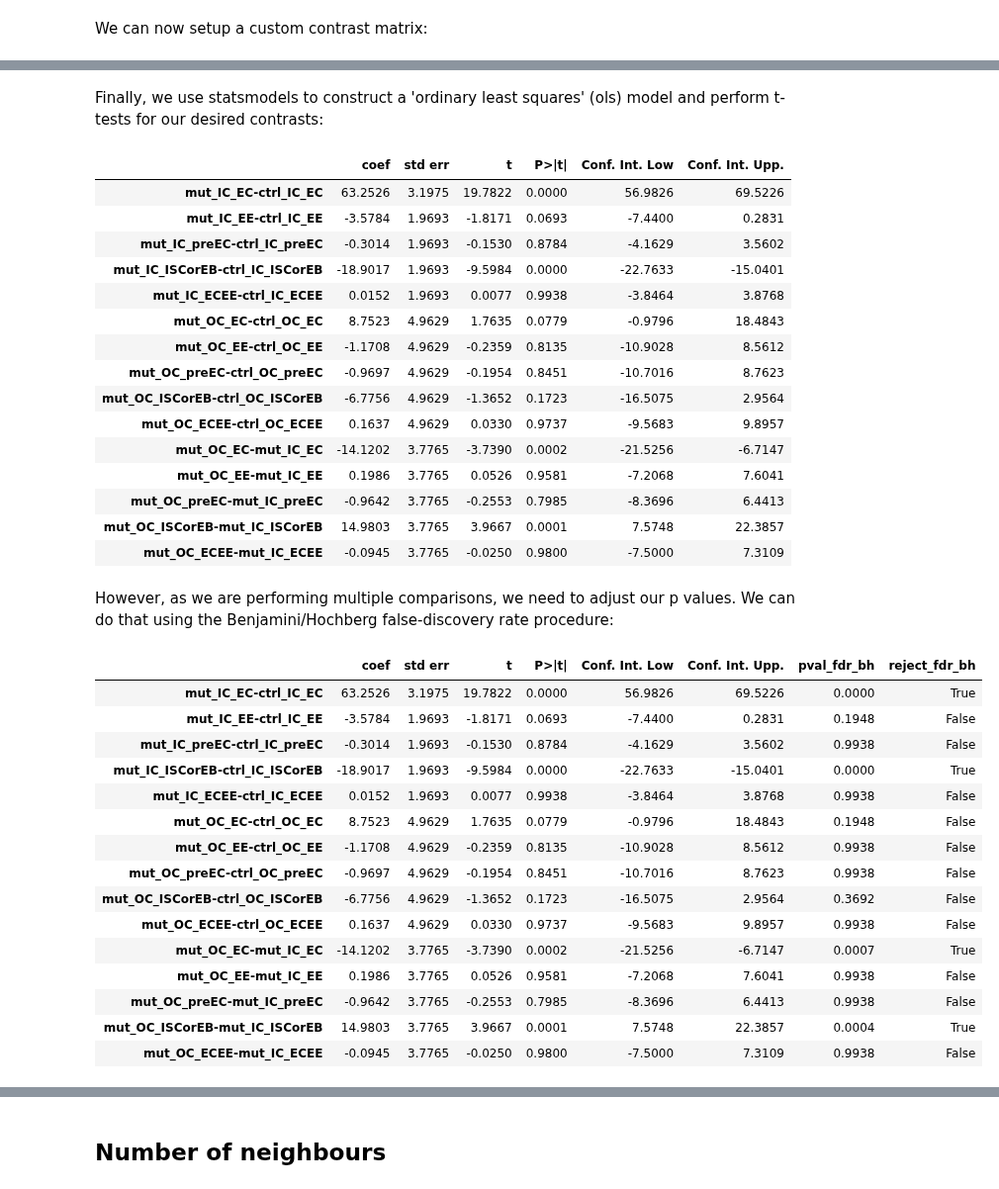
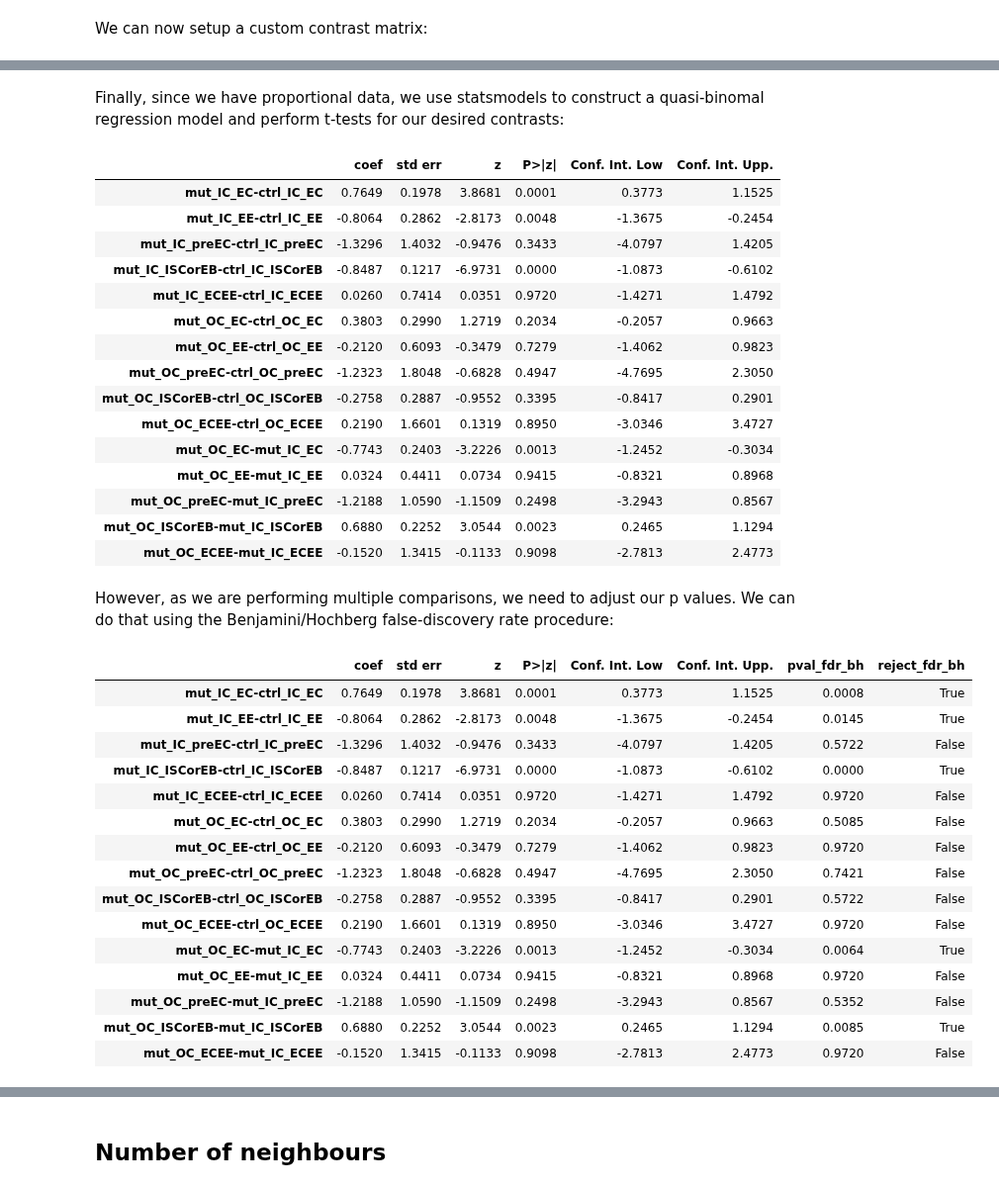
Before and after one commit to morriso1/clonedetective, a Jupyter notebook: 04_Tutorial_Downstream_Analysis_Python.ipynb, the cells around one changed output, grey strips where cells are left out. Shown at 99% size. Saved outputs shown, nothing was run; the diff lists cells and outputs as text; code cells hidden in the pictures.

Commit message:
updated walkthrough to include quasibinomial regression

```diff
--- a/04_Tutorial_Downstream_Analysis_Python.ipynb
+++ b/04_Tutorial_Downstream_Analysis_Python.ipynb
@@ -314,60 +314,60 @@ matrix
 | mut_OC_ISCorEB-mut_IC_ISCorEB | 0 | 0 | 0 | 0 | 0 | 0 | 0 | ... |
 | mut_OC_ECEE-mut_IC_ECEE | 0 | 0 | 0 | 0 | 0 | 0 | 0 | ... |
 # %% [markdown]
-Finally, we use statsmodels to construct a 'ordinary least squares' (ols) model and perform t-tests for our desired contrasts:
+Finally, since we have proportional data, we use statsmodels to construct a quasi-binomal regression model and perform t-tests for our desired contrasts:
+# %%
+tidy_percentage_df['pro_cell_num'] = tidy_percentage_df['perc_cell_num'] / 100
 # %%
-from statsmodels.formula.api import ols
+glm_quasi = glm("pro_cell_num ~ comp_g_cs_ct", data=tidy_percentage_df, family=sm.families.Binomial()).fit(scale='X2')
 
-lm = ols("perc_cell_num ~ comp_g_cs_ct", data=tidy_percentage_df).fit()
-
-t_test_df = lm.t_test(matrix).summary_frame()
+t_test_df = glm_quasi.t_test(matrix).summary_frame()
 t_test_df.index = matrix.index
 t_test_df.round(4)  # round for easier reading
 # %% [output]
-|  | coef | std err | t | P>|t| | Conf. Int. Low | Conf. Int. Upp. |
-| mut_IC_EC-ctrl_IC_EC | 63.2526 | 3.1975 | 19.7822 | 0.0000 | 56.9826 | 69.5226 |
-| mut_IC_EE-ctrl_IC_EE | -3.5784 | 1.9693 | -1.8171 | 0.0693 | -7.4400 | 0.2831 |
-| mut_IC_preEC-ctrl_IC_preEC | -0.3014 | 1.9693 | -0.1530 | 0.8784 | -4.1629 | 3.5602 |
-| mut_IC_ISCorEB-ctrl_IC_ISCorEB | -18.9017 | 1.9693 | -9.5984 | 0.0000 | -22.7633 | -15.0401 |
-| mut_IC_ECEE-ctrl_IC_ECEE | 0.0152 | 1.9693 | 0.0077 | 0.9938 | -3.8464 | 3.8768 |
-| mut_OC_EC-ctrl_OC_EC | 8.7523 | 4.9629 | 1.7635 | 0.0779 | -0.9796 | 18.4843 |
-| mut_OC_EE-ctrl_OC_EE | -1.1708 | 4.9629 | -0.2359 | 0.8135 | -10.9028 | 8.5612 |
-| mut_OC_preEC-ctrl_OC_preEC | -0.9697 | 4.9629 | -0.1954 | 0.8451 | -10.7016 | 8.7623 |
-| mut_OC_ISCorEB-ctrl_OC_ISCorEB | -6.7756 | 4.9629 | -1.3652 | 0.1723 | -16.5075 | 2.9564 |
-| mut_OC_ECEE-ctrl_OC_ECEE | 0.1637 | 4.9629 | 0.0330 | 0.9737 | -9.5683 | 9.8957 |
-| mut_OC_EC-mut_IC_EC | -14.1202 | 3.7765 | -3.7390 | 0.0002 | -21.5256 | -6.7147 |
-| mut_OC_EE-mut_IC_EE | 0.1986 | 3.7765 | 0.0526 | 0.9581 | -7.2068 | 7.6041 |
-| mut_OC_preEC-mut_IC_preEC | -0.9642 | 3.7765 | -0.2553 | 0.7985 | -8.3696 | 6.4413 |
-| mut_OC_ISCorEB-mut_IC_ISCorEB | 14.9803 | 3.7765 | 3.9667 | 0.0001 | 7.5748 | 22.3857 |
-| mut_OC_ECEE-mut_IC_ECEE | -0.0945 | 3.7765 | -0.0250 | 0.9800 | -7.5000 | 7.3109 |
+|  | coef | std err | z | P>|z| | Conf. Int. Low | Conf. Int. Upp. |
+| mut_IC_EC-ctrl_IC_EC | 0.7649 | 0.1978 | 3.8681 | 0.0001 | 0.3773 | 1.1525 |
+| mut_IC_EE-ctrl_IC_EE | -0.8064 | 0.2862 | -2.8173 | 0.0048 | -1.3675 | -0.2454 |
+| mut_IC_preEC-ctrl_IC_preEC | -1.3296 | 1.4032 | -0.9476 | 0.3433 | -4.0797 | 1.4205 |
+| mut_IC_ISCorEB-ctrl_IC_ISCorEB | -0.8487 | 0.1217 | -6.9731 | 0.0000 | -1.0873 | -0.6102 |
+| mut_IC_ECEE-ctrl_IC_ECEE | 0.0260 | 0.7414 | 0.0351 | 0.9720 | -1.4271 | 1.4792 |
+| mut_OC_EC-ctrl_OC_EC | 0.3803 | 0.2990 | 1.2719 | 0.2034 | -0.2057 | 0.9663 |
+| mut_OC_EE-ctrl_OC_EE | -0.2120 | 0.6093 | -0.3479 | 0.7279 | -1.4062 | 0.9823 |
+| mut_OC_preEC-ctrl_OC_preEC | -1.2323 | 1.8048 | -0.6828 | 0.4947 | -4.7695 | 2.3050 |
+| mut_OC_ISCorEB-ctrl_OC_ISCorEB | -0.2758 | 0.2887 | -0.9552 | 0.3395 | -0.8417 | 0.2901 |
+| mut_OC_ECEE-ctrl_OC_ECEE | 0.2190 | 1.6601 | 0.1319 | 0.8950 | -3.0346 | 3.4727 |
+| mut_OC_EC-mut_IC_EC | -0.7743 | 0.2403 | -3.2226 | 0.0013 | -1.2452 | -0.3034 |
+| mut_OC_EE-mut_IC_EE | 0.0324 | 0.4411 | 0.0734 | 0.9415 | -0.8321 | 0.8968 |
+| mut_OC_preEC-mut_IC_preEC | -1.2188 | 1.0590 | -1.1509 | 0.2498 | -3.2943 | 0.8567 |
+| mut_OC_ISCorEB-mut_IC_ISCorEB | 0.6880 | 0.2252 | 3.0544 | 0.0023 | 0.2465 | 1.1294 |
+| mut_OC_ECEE-mut_IC_ECEE | -0.1520 | 1.3415 | -0.1133 | 0.9098 | -2.7813 | 2.4773 |
 # %% [markdown]
 However, as we are performing multiple comparisons, we need to adjust our p values. We can do that using the Benjamini/Hochberg false-discovery rate procedure:
 # %%
 from statsmodels.stats.multitest import fdrcorrection
 
-fdr_results = fdrcorrection(t_test_df["P>|t|"])
+fdr_results = fdrcorrection(t_test_df["P>|z|"])
 
 t_test_df["pval_fdr_bh"] = fdr_results[1]
 t_test_df["reject_fdr_bh"] = fdr_results[0]
 
 t_test_df.round(4)  # round for easier reading
 # %% [output]
-|  | coef | std err | t | P>|t| | Conf. Int. Low | Conf. Int. Upp. | pval_fdr_bh | reject_fdr_bh |
-| mut_IC_EC-ctrl_IC_EC | 63.2526 | 3.1975 | 19.7822 | 0.0000 | 56.9826 | 69.5226 | 0.0000 | True |
-| mut_IC_EE-ctrl_IC_EE | -3.5784 | 1.9693 | -1.8171 | 0.0693 | -7.4400 | 0.2831 | 0.1948 | False |
-| mut_IC_preEC-ctrl_IC_preEC | -0.3014 | 1.9693 | -0.1530 | 0.8784 | -4.1629 | 3.5602 | 0.9938 | False |
-| mut_IC_ISCorEB-ctrl_IC_ISCorEB | -18.9017 | 1.9693 | -9.5984 | 0.0000 | -22.7633 | -15.0401 | 0.0000 | True |
-| mut_IC_ECEE-ctrl_IC_ECEE | 0.0152 | 1.9693 | 0.0077 | 0.9938 | -3.8464 | 3.8768 | 0.9938 | False |
-| mut_OC_EC-ctrl_OC_EC | 8.7523 | 4.9629 | 1.7635 | 0.0779 | -0.9796 | 18.4843 | 0.1948 | False |
-| mut_OC_EE-ctrl_OC_EE | -1.1708 | 4.9629 | -0.2359 | 0.8135 | -10.9028 | 8.5612 | 0.9938 | False |
-| mut_OC_preEC-ctrl_OC_preEC | -0.9697 | 4.9629 | -0.1954 | 0.8451 | -10.7016 | 8.7623 | 0.9938 | False |
-| mut_OC_ISCorEB-ctrl_OC_ISCorEB | -6.7756 | 4.9629 | -1.3652 | 0.1723 | -16.5075 | 2.9564 | 0.3692 | False |
-| mut_OC_ECEE-ctrl_OC_ECEE | 0.1637 | 4.9629 | 0.0330 | 0.9737 | -9.5683 | 9.8957 | 0.9938 | False |
-| mut_OC_EC-mut_IC_EC | -14.1202 | 3.7765 | -3.7390 | 0.0002 | -21.5256 | -6.7147 | 0.0007 | True |
-| mut_OC_EE-mut_IC_EE | 0.1986 | 3.7765 | 0.0526 | 0.9581 | -7.2068 | 7.6041 | 0.9938 | False |
-| mut_OC_preEC-mut_IC_preEC | -0.9642 | 3.7765 | -0.2553 | 0.7985 | -8.3696 | 6.4413 | 0.9938 | False |
-| mut_OC_ISCorEB-mut_IC_ISCorEB | 14.9803 | 3.7765 | 3.9667 | 0.0001 | 7.5748 | 22.3857 | 0.0004 | True |
-| mut_OC_ECEE-mut_IC_ECEE | -0.0945 | 3.7765 | -0.0250 | 0.9800 | -7.5000 | 7.3109 | 0.9938 | False |
+|  | coef | std err | z | P>|z| | Conf. Int. Low | Conf. Int. Upp. | pval_fdr_bh | reject_fdr_bh |
+| mut_IC_EC-ctrl_IC_EC | 0.7649 | 0.1978 | 3.8681 | 0.0001 | 0.3773 | 1.1525 | 0.0008 | True |
+| mut_IC_EE-ctrl_IC_EE | -0.8064 | 0.2862 | -2.8173 | 0.0048 | -1.3675 | -0.2454 | 0.0145 | True |
+| mut_IC_preEC-ctrl_IC_preEC | -1.3296 | 1.4032 | -0.9476 | 0.3433 | -4.0797 | 1.4205 | 0.5722 | False |
+| mut_IC_ISCorEB-ctrl_IC_ISCorEB | -0.8487 | 0.1217 | -6.9731 | 0.0000 | -1.0873 | -0.6102 | 0.0000 | True |
+| mut_IC_ECEE-ctrl_IC_ECEE | 0.0260 | 0.7414 | 0.0351 | 0.9720 | -1.4271 | 1.4792 | 0.9720 | False |
+| mut_OC_EC-ctrl_OC_EC | 0.3803 | 0.2990 | 1.2719 | 0.2034 | -0.2057 | 0.9663 | 0.5085 | False |
+| mut_OC_EE-ctrl_OC_EE | -0.2120 | 0.6093 | -0.3479 | 0.7279 | -1.4062 | 0.9823 | 0.9720 | False |
+| mut_OC_preEC-ctrl_OC_preEC | -1.2323 | 1.8048 | -0.6828 | 0.4947 | -4.7695 | 2.3050 | 0.7421 | False |
+| mut_OC_ISCorEB-ctrl_OC_ISCorEB | -0.2758 | 0.2887 | -0.9552 | 0.3395 | -0.8417 | 0.2901 | 0.5722 | False |
+| mut_OC_ECEE-ctrl_OC_ECEE | 0.2190 | 1.6601 | 0.1319 | 0.8950 | -3.0346 | 3.4727 | 0.9720 | False |
+| mut_OC_EC-mut_IC_EC | -0.7743 | 0.2403 | -3.2226 | 0.0013 | -1.2452 | -0.3034 | 0.0064 | True |
+| mut_OC_EE-mut_IC_EE | 0.0324 | 0.4411 | 0.0734 | 0.9415 | -0.8321 | 0.8968 | 0.9720 | False |
+| mut_OC_preEC-mut_IC_preEC | -1.2188 | 1.0590 | -1.1509 | 0.2498 | -3.2943 | 0.8567 | 0.5352 | False |
+| mut_OC_ISCorEB-mut_IC_ISCorEB | 0.6880 | 0.2252 | 3.0544 | 0.0023 | 0.2465 | 1.1294 | 0.0085 | True |
+| mut_OC_ECEE-mut_IC_ECEE | -0.1520 | 1.3415 | -0.1133 | 0.9098 | -2.7813 | 2.4773 | 0.9720 | False |
 # %%
 # stat annotation functions from py_clone_detective:
 from py_clone_detective.clone_analysis import plot_stat_annotation, pvals_to_stat_anots
```
Also changed, not shown: parts of 3 cells of this notebook, 3 other files.
